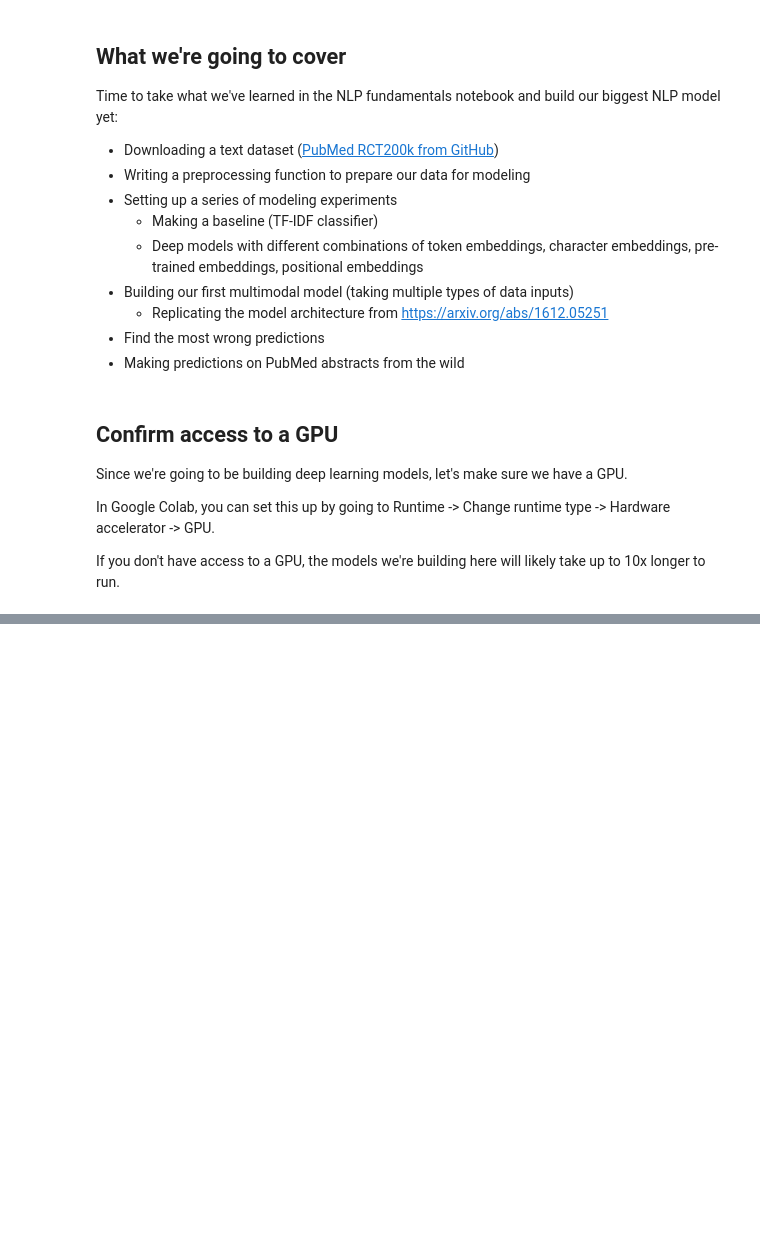
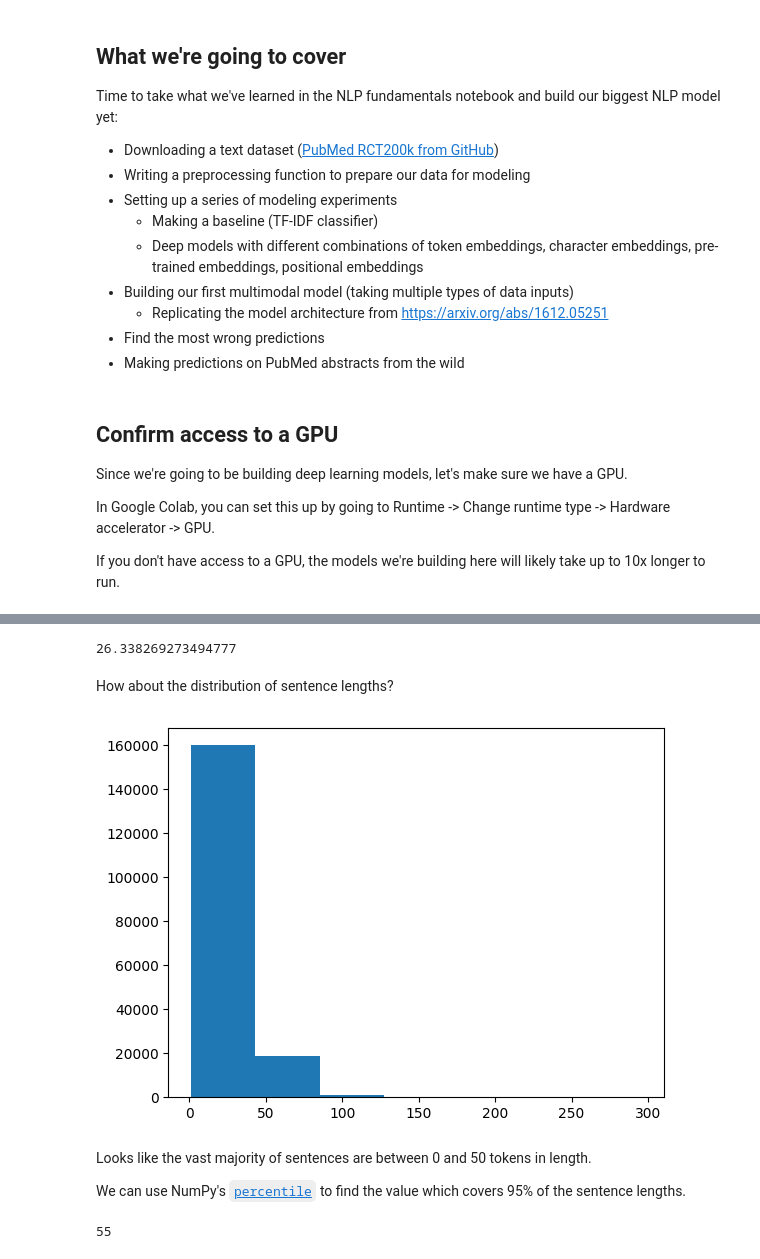
Before and after one commit to yhs2773/TensorFlow-for-Deep-Learning, a Jupyter notebook: Notebooks/09. Milestone Project 2 - SkimLit 📄🔥.ipynb, the cells around one changed output, grey strips where cells are left out. Saved outputs shown, nothing was run; the diff lists cells and outputs as text; code cells hidden in the pictures; blank space fills up the shorter version.

```diff
--- a/Notebooks/09. Milestone Project 2 - SkimLit 📄🔥.ipynb
+++ b/Notebooks/09. Milestone Project 2 - SkimLit 📄🔥.ipynb
@@ -81,0 +401,6 @@ If you don't have access to a GPU, the models we're building here will likely ta
+# %%
+# Convert abstract text lines into lists
+train_sentences = train_df['text'].tolist()
+val_sentences = val_df['text'].tolist()
+test_sentences = test_df['text'].tolist()
+len(train_sentences), len(val_sentences), len(test_sentences)
@@ -81,0 +593,26 @@ If you don't have access to a GPU, the models we're building here will likely ta
+# %%
+# How long is each sentence on average?
+sent_lens = [len(sentence.split()) for sentence in train_sentences]
+avg_sent_len = np.mean(sent_lens)
+avg_sent_len # return average sentence length (in tokens)
+# %% [output]
+26.338269273494777
+# %% [markdown]
+How about the distribution of sentence lengths?
+# %%
+# What does the distribution look like?
+import matplotlib.pyplot as plt
+
+plt.hist(sent_lens, bins=7);
+# %% [output]
+[figure, added]
+# %% [markdown]
+Looks like the vast majority of sentences are between 0 and 50 tokens in length.
+
+We can use NumPy's [`percentile`](https://numpy.org/doc/stable/reference/generated/numpy.percentile.html) to find the value which covers 95% of the sentence lengths.
+# %%
+# How long of a sentence covers 95% of the lengths?
+output_seq_len = int(np.percentile(sent_lens, 95))
+output_seq_len
+# %% [output]
+55
```
Also changed, not shown: parts of 74 cells of this notebook.
